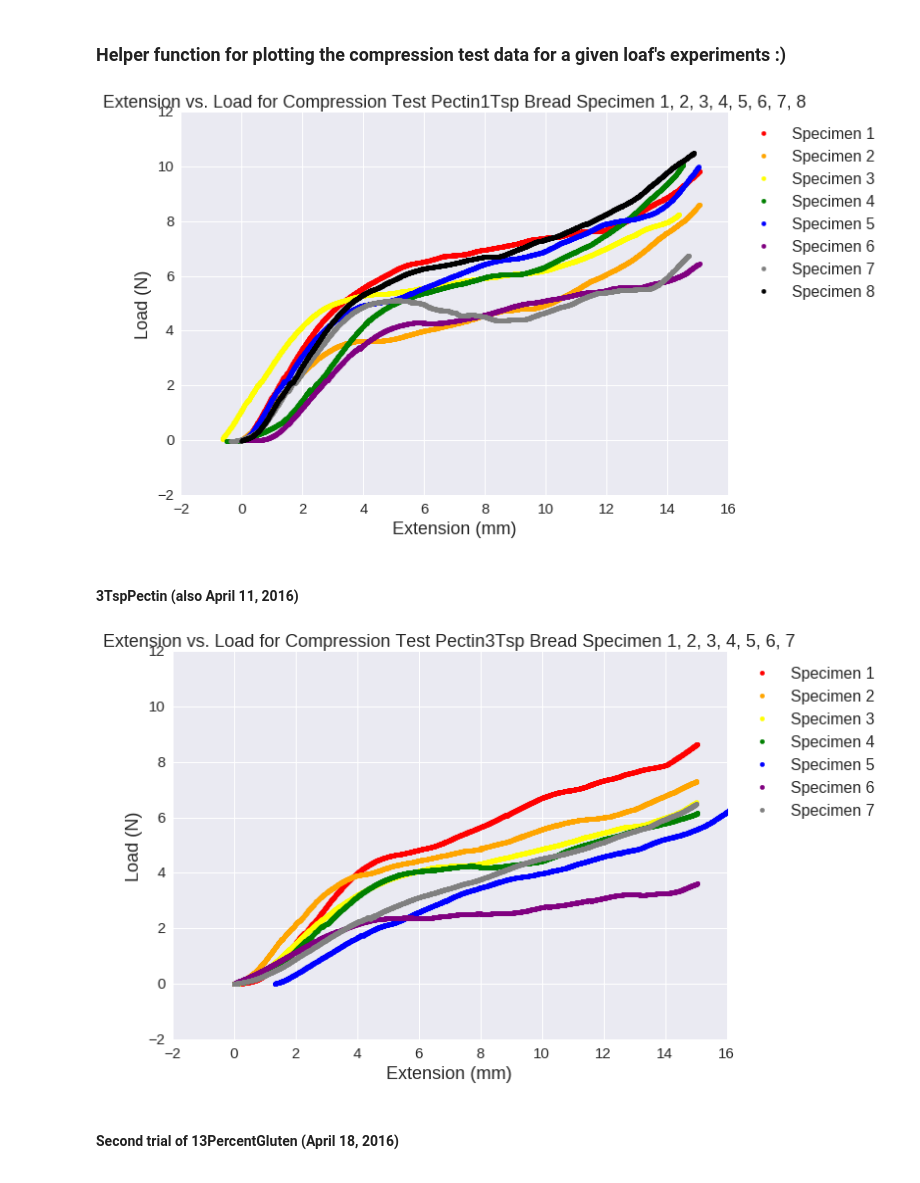
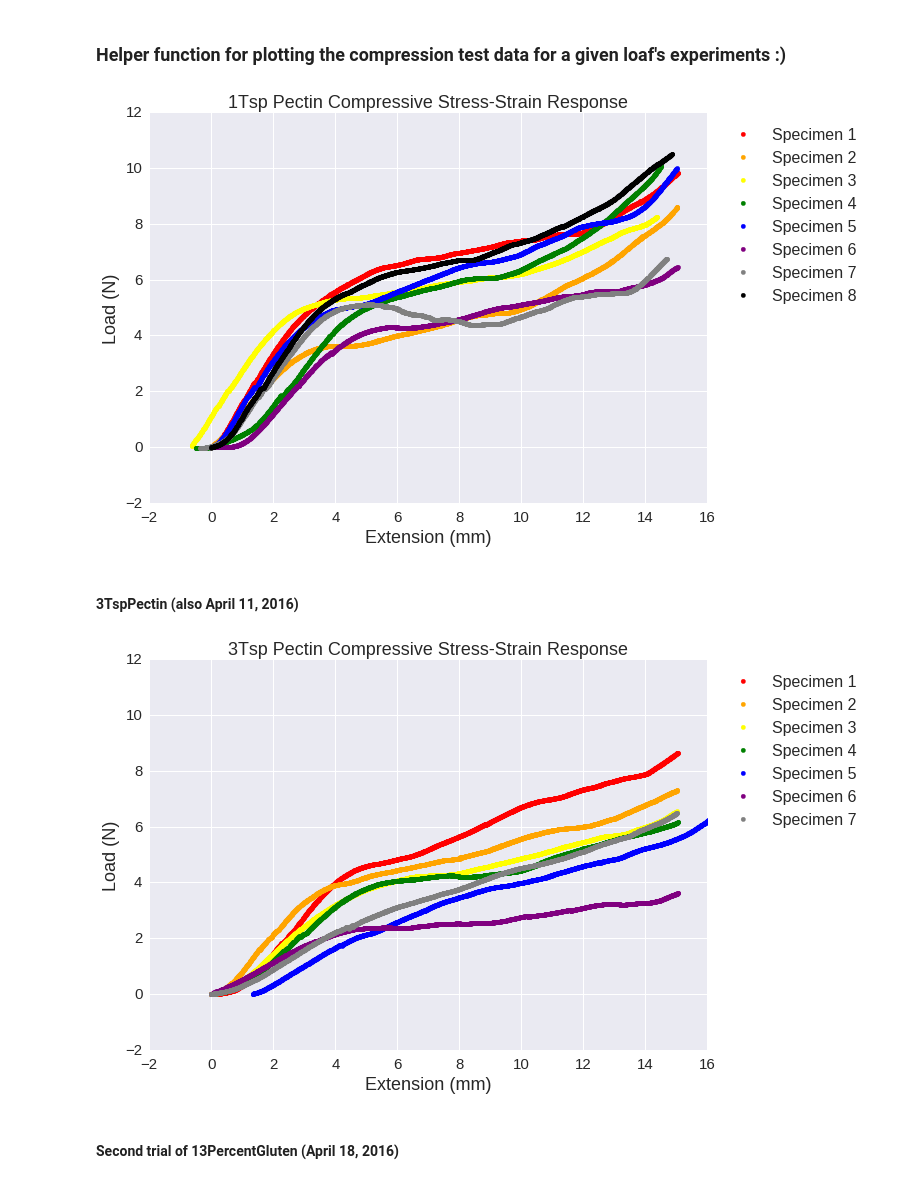
Before and after one commit to greenteawarrior/MatSci, a Jupyter notebook: GFBaking/instron_csv.ipynb, the cells around one changed output. Saved outputs shown, nothing was run; the diff lists cells and outputs as text; code cells hidden in the pictures.

Commit message:
UPDATE: filenames, plot names, figure sizes, etc. for compressive strain-stress responses

```diff
--- a/GFBaking/instron_csv.ipynb
+++ b/GFBaking/instron_csv.ipynb
@@ -89,15 +89,8 @@ def plot_cc(dataframes, expname, save=False, filename="cc_figure", mode='Compres
     for i in range(len(dataframes)):
         plt.scatter(dataframes[i]['Extension'].multiply(-1), dataframes[i]['Load'].multiply(-1), color=colors[i])
 
-    specimens_str = 'Specimen '
-    for i in range(1, num_specimen + 1):
-        if i != num_specimen:
-            specimens_str += str(i) + ', '
-        if i == num_specimen:
-            specimens_str += str(i)
-
     # formatting
-    plt.title('Extension vs. Load for %s Test %s Bread %s' % (mode, expname, specimens_str), fontsize=18)
+    plt.title('%s Compressive Stress-Strain Response' % (expname), fontsize=18)
     plt.xlabel('Extension (mm)', fontsize=18)
     plt.ylabel('Load (N)', fontsize=18)
     plt.rc('xtick', labelsize=15)
@@ -124,20 +117,21 @@ def plot_cc(dataframes, expname, save=False, filename="cc_figure", mode='Compres
     # saving the file
     if save:
         pw.savefig("figures/%s.png" % filename, format='png', bbox_inches='tight')
+        pw.savefig("figures/%s.pdf" % filename, format='pdf', bbox_inches='tight')
 # %%
 plot_cc([p1tsp_compress1,
          p1tsp_compress2,
          p1tsp_compress3,
          p1tsp_compress4,
          p1tsp_compress5,
          p1tsp_compress6,
          p1tsp_compress7,
          p1tsp_compress8],
-         'Pectin1Tsp',
+         '1Tsp Pectin',
          True,
-         '1TspPectin_Compression_Sp12345678')
+         '1TspPectin_compress')
 # %% [output]
-[figure, old version]
+[figure, new version]
 # %% [markdown]
 #### 3TspPectin (also April 11, 2016)
 # %%
@@ -157,12 +151,12 @@ plot_cc([p3tsp_compress1,
          p3tsp_compress5,
          p3tsp_compress6,
          p3tsp_compress7],
-         'Pectin3Tsp',
+         '3Tsp Pectin',
          True,
-         '3TspPectin_Compression_Sp1234567',
+         '3TspPectin_compress',
          num_specimen=7)
 # %% [output]
-[figure, old version]
+[figure, new version]
 # %% [markdown]
 #### Second trial of 13PercentGluten (April 18, 2016)
 # %%
```
Also changed, not shown: parts of 3 cells of this notebook, 28 other files.
